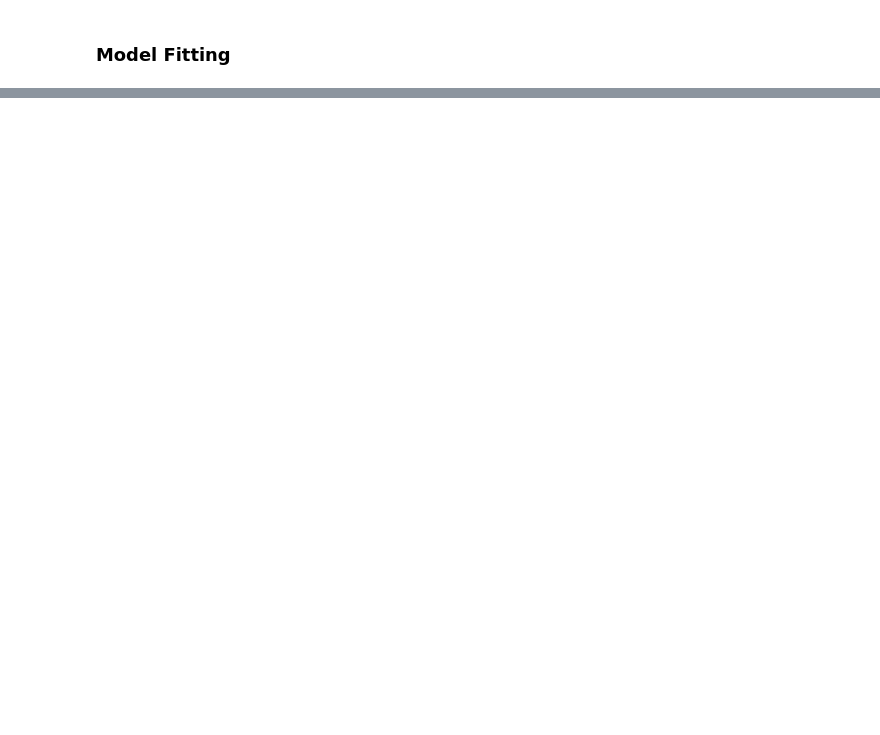
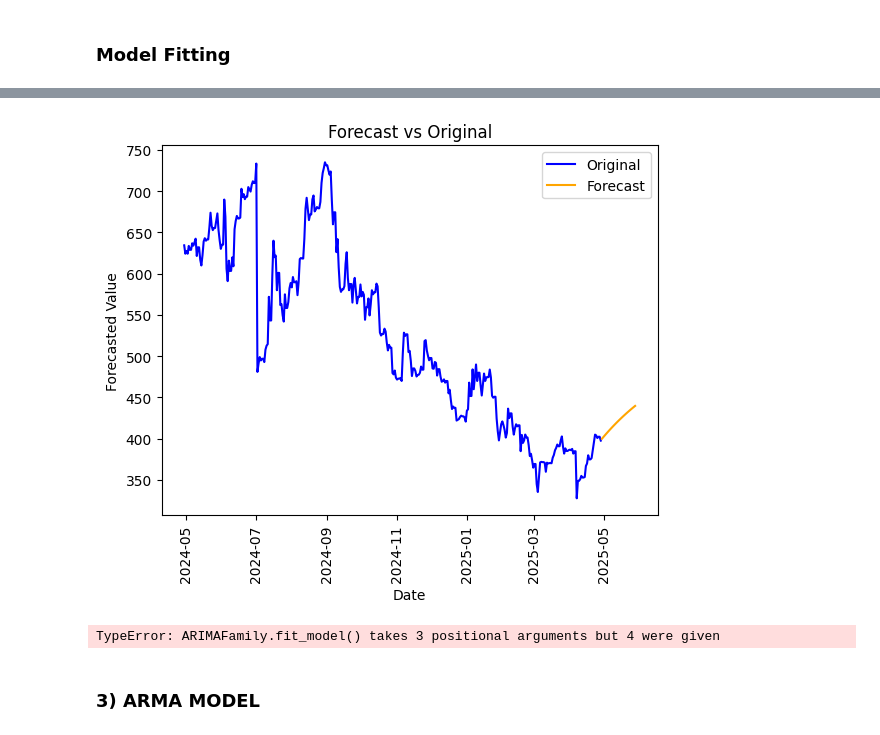
Before and after one commit to ShahidAzadd/Time-Series, a Jupyter notebook: ensemble_models.ipynb, the cells around one changed output, grey strips where cells are left out. Saved outputs shown, nothing was run; the diff lists cells and outputs as text; code cells hidden in the pictures; blank space fills up the shorter version.

Commit message:
optimisation completed and forecasting function completed

```diff
--- a/ensemble_models.ipynb
+++ b/ensemble_models.ipynb
@@ -123,0 +161,8 @@ obj_1.data_plotting()
+# %%
+# ARIMA model
+obj_1.forecast(ARIMA,data,steps = 30)
+# %% [output]
+[figure, added]
+TypeError: ARIMAFamily.fit_model() takes 3 positional arguments but 4 were given
+# %% [markdown]
+### 3) ARMA MODEL
```
Also changed, not shown: parts of 22 cells of this notebook, 3 other files.
